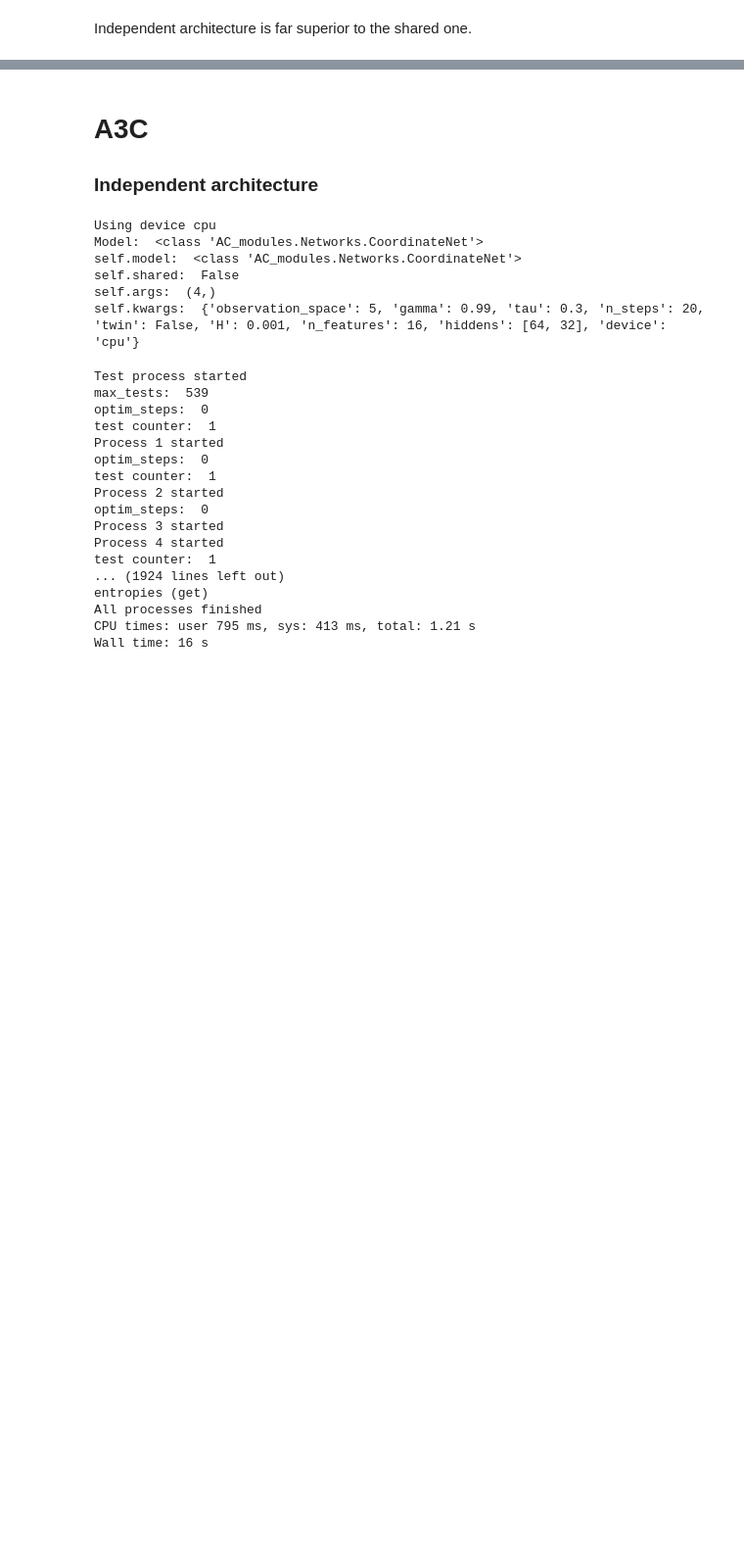
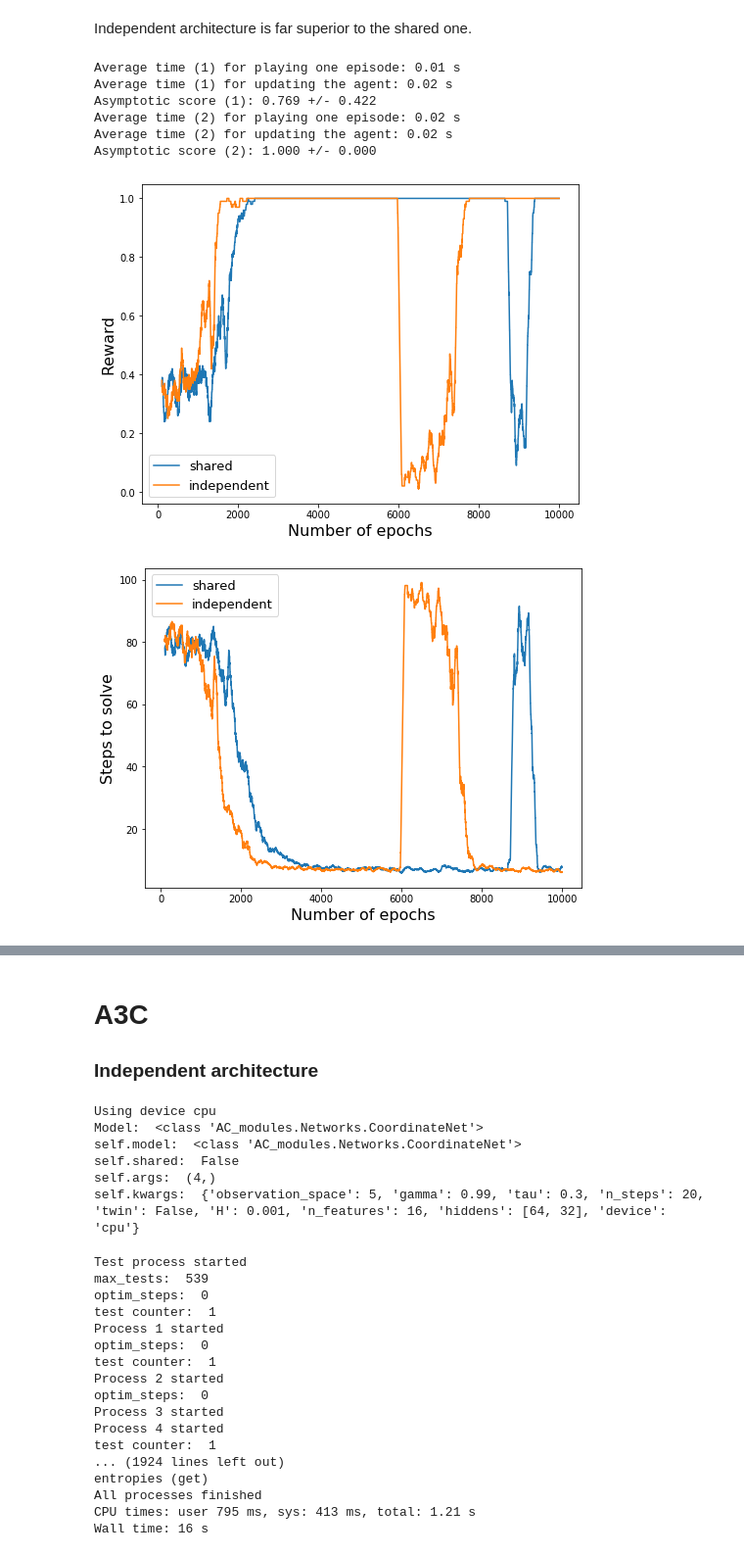
Before and after one commit to nicoladainese96/RelationalDeepRL, a Jupyter notebook: A2C_A3C_sandbbox_training.ipynb, the cells around one changed output, grey strips where cells are left out. Shown at 98% size. Saved outputs shown, nothing was run; the diff lists cells and outputs as text; code cells hidden in the pictures; blank space fills up the shorter version.

```diff
--- a/A2C_A3C_sandbbox_training.ipynb
+++ b/A2C_A3C_sandbbox_training.ipynb
@@ -222,2 +222,13 @@ Asymptotic score: 1.000 +/- 0.000
 # %% [markdown]
 Independent architecture is far superior to the shared one.
+# %%
+plot.compare_results(shared_results, independent_results, "shared", "independent")
+# %% [output]
+Average time (1) for playing one episode: 0.01 s
+Average time (1) for updating the agent: 0.02 s
+Asymptotic score (1): 0.769 +/- 0.422
+Average time (2) for playing one episode: 0.02 s
+Average time (2) for updating the agent: 0.02 s
+Asymptotic score (2): 1.000 +/- 0.000
+[figure, added]
+[figure, added]
```
Also changed, not shown: parts of 30 cells of this notebook, 16 other files.
